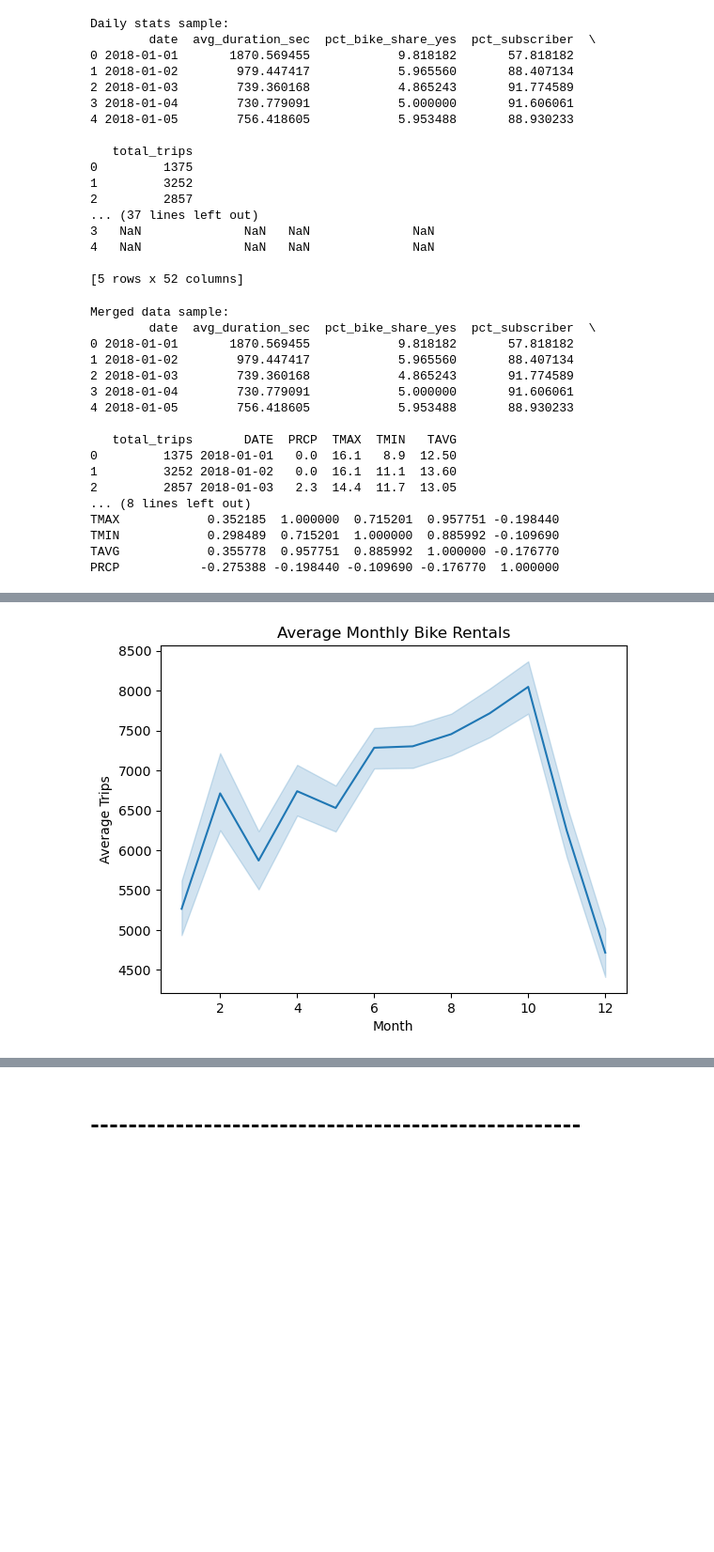
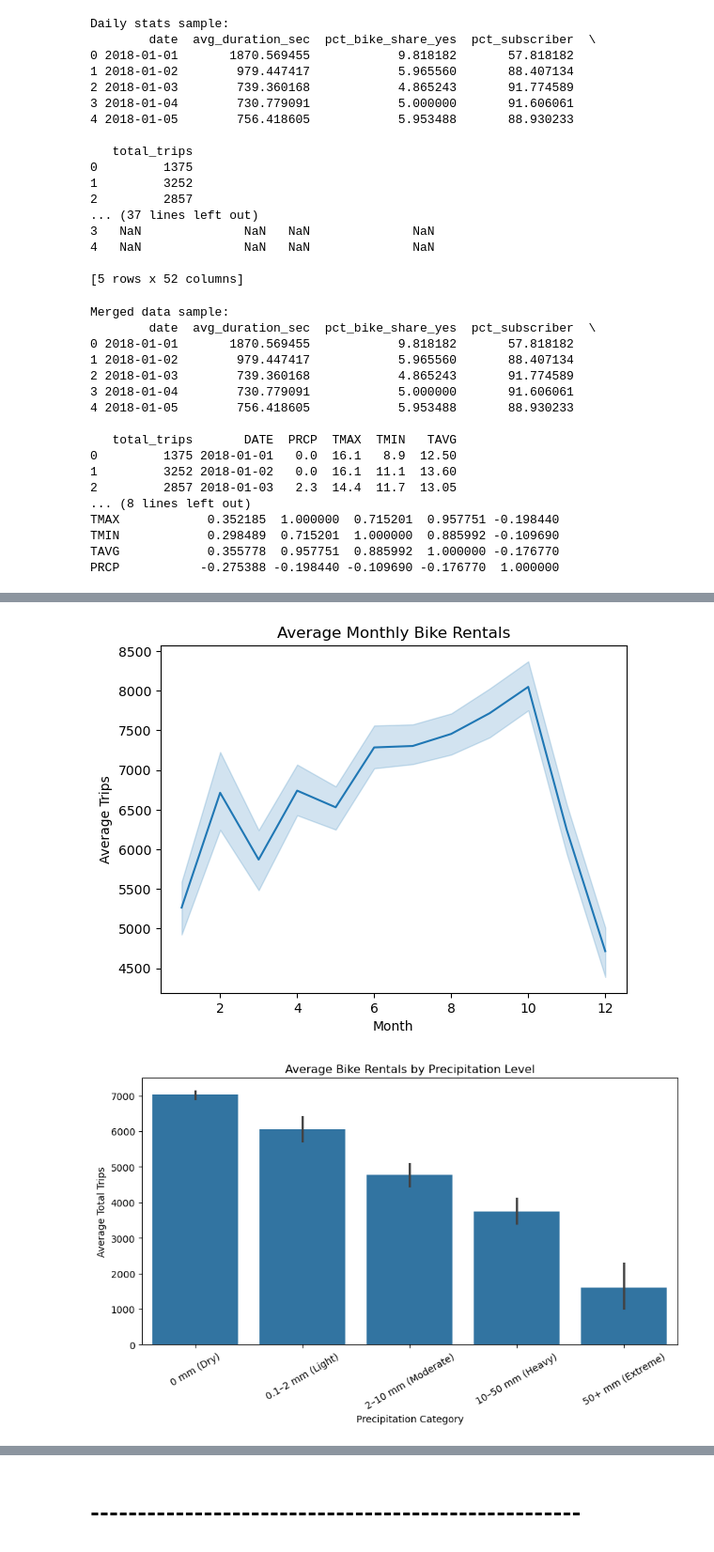
Before and after one commit to UCB-stat-159-f25/final-group15, a Jupyter notebook: visualization_analysis.ipynb, the cells around one changed output, grey strips where cells are left out. Shown: that part at 94% size. Cells and saved outputs as stored; diff of their text form; code cells hidden in the pictures; blank space fills up the shorter version.

Commit message:
more visualization analysis added

```diff
--- a/visualization_analysis.ipynb
+++ b/visualization_analysis.ipynb
@@ -93,30 +93,64 @@ plt.ylabel("Total Trips")
 plt.show()
 
 # Visualization monthly trends
 merged["month"] = merged["date"].dt.month
 sns.lineplot(data=merged, x="month", y="total_trips", estimator="mean")
 plt.title("Average Monthly Bike Rentals")
 plt.xlabel("Month")
 plt.ylabel("Average Trips")
 plt.show()
+
+# Visualization Rentals by Precipitation Level
+bins = [0, 0.1, 2, 10, 50, merged["PRCP"].max()]
+labels = ["0 mm (Dry)", "0.1–2 mm (Light)", "2–10 mm (Moderate)",
+          "10–50 mm (Heavy)", "50+ mm (Extreme)"]
+
+merged["prcp_bucket"] = pd.cut(merged["PRCP"], bins=bins, labels=labels, include_lowest=True)
+
+
+merged["year"] = merged["date"].dt.year
+
+plt.figure(figsize=(10,5))
+sns.barplot(data=merged, x="prcp_bucket", y="total_trips", estimator="mean")
+plt.title("Average Bike Rentals by Precipitation Level")
+plt.xlabel("Precipitation Category")
+plt.ylabel("Average Total Trips")
+plt.xticks(rotation=30)
+plt.show()
+
+# Visualization Rentals by Year and Precipitation Level 2018-2024
+plt.figure(figsize=(12,6))
+sns.lineplot(
+    data=merged,
+    x="year",
+    y="total_trips",
+    hue="prcp_bucket",
+    estimator="mean"
+)
+plt.title("Average Bike Trips by Precipitation Level, by Year")
+plt.xlabel("Year")
+plt.ylabel("Average Trips")
+plt.legend(title="Precipitation Bucket")
+plt.show()
 # %% [output]
 Merged data sample:
         date  avg_duration_sec  pct_bike_share_yes  pct_subscriber  \
 0 2018-01-01       1870.569455            9.818182       57.818182
 1 2018-01-02        979.447417            5.965560       88.407134
 2 2018-01-03        739.360168            4.865243       91.774589
 3 2018-01-04        730.779091            5.000000       91.606061
 4 2018-01-05        756.418605            5.953488       88.930233
 
    total_trips       DATE  PRCP  TMAX  TMIN   TAVG
 0         1375 2018-01-01   0.0  16.1   8.9  12.50
 1         3252 2018-01-02   0.0  16.1  11.1  13.60
 2         2857 2018-01-03   2.3  14.4  11.7  13.05
 ... (8 lines left out)
 TMAX            0.352185  1.000000  0.715201  0.957751 -0.198440
 TMIN            0.298489  0.715201  1.000000  0.885992 -0.109690
 TAVG            0.355778  0.957751  0.885992  1.000000 -0.176770
 PRCP           -0.275388 -0.198440 -0.109690 -0.176770  1.000000
 [figure]
 [figure]
 [figure]
+[figure, added]
```
Also changed, not shown: parts of 4 cells of this notebook.
